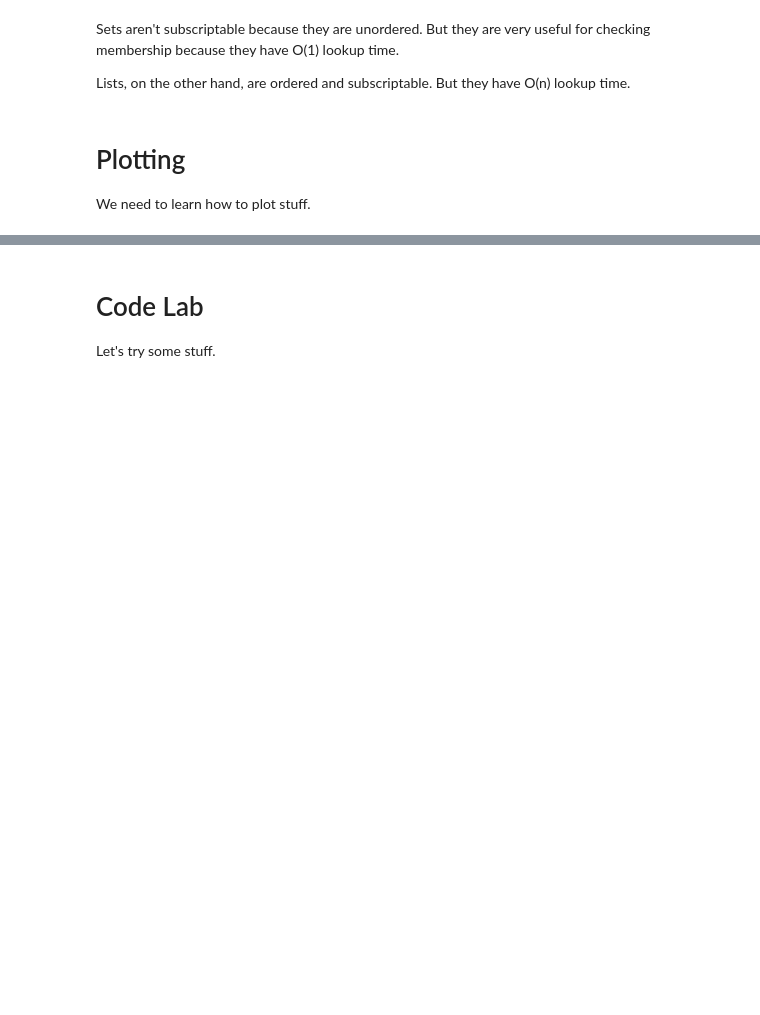
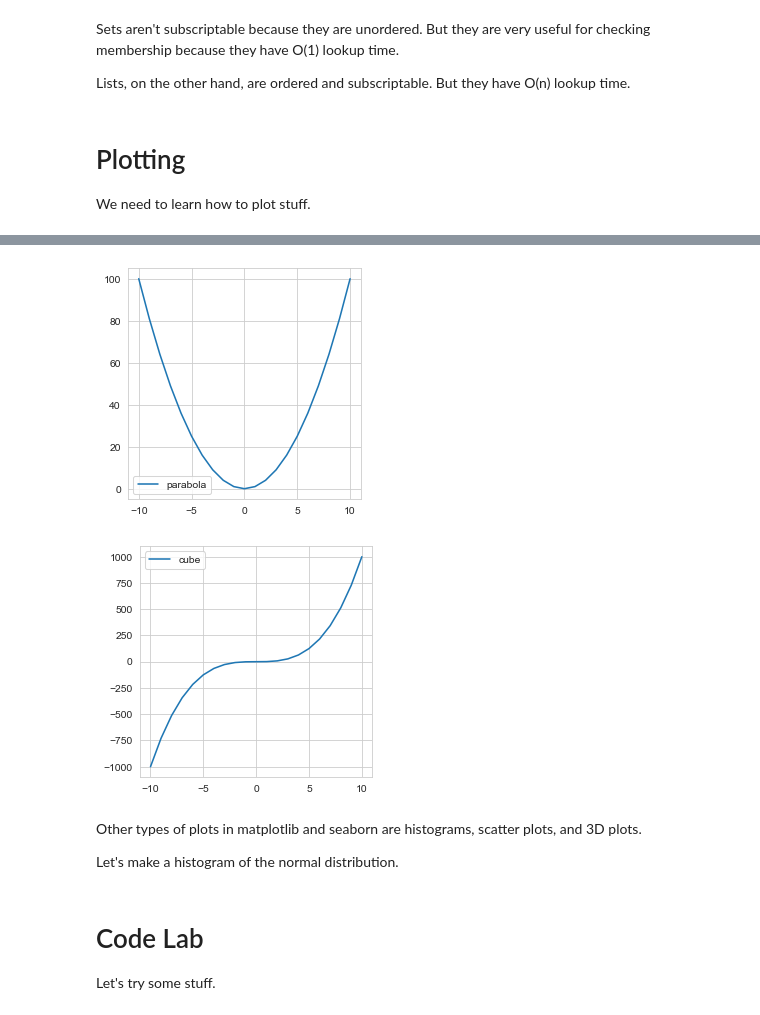
Before and after one commit to jimhalverson/COMP2023, a Jupyter notebook: notebooks/Intro to Python/1_Lecture_1_Essential Essentials.ipynb, the cells around one changed output, grey strips where cells are left out. Drawn from its saved outputs; the diff is of its cells as text; code cells hidden in the pictures; blank space fills up the shorter version.

```diff
--- a/notebooks/Intro to Python/1_Lecture_1_Essential Essentials.ipynb
+++ b/notebooks/Intro to Python/1_Lecture_1_Essential Essentials.ipynb
@@ -229,3 +279,17 @@ Oh no, it drew them on top of each other! This is a common thing that we forget
+# %%
+import seaborn
+seaborn.set_style("whitegrid")
+plt.figure(figsize=(4, 4))
+sbn.lineplot(x=data, y=fctn, label="parabola");
+plt.figure(figsize=(4, 4))
+sbn.lineplot(x=data, y=fctn2, label="cube");
+# %% [output]
+[figure, added]
+[figure, added]
+# %% [markdown]
+Other types of plots in matplotlib and seaborn are histograms, scatter plots, and 3D plots.
+
+Let's make a histogram of the normal distribution.
 # %% [markdown]
 # Code Lab
 
```
Also changed, not shown: parts of 17 cells of this notebook, 1 other file.
